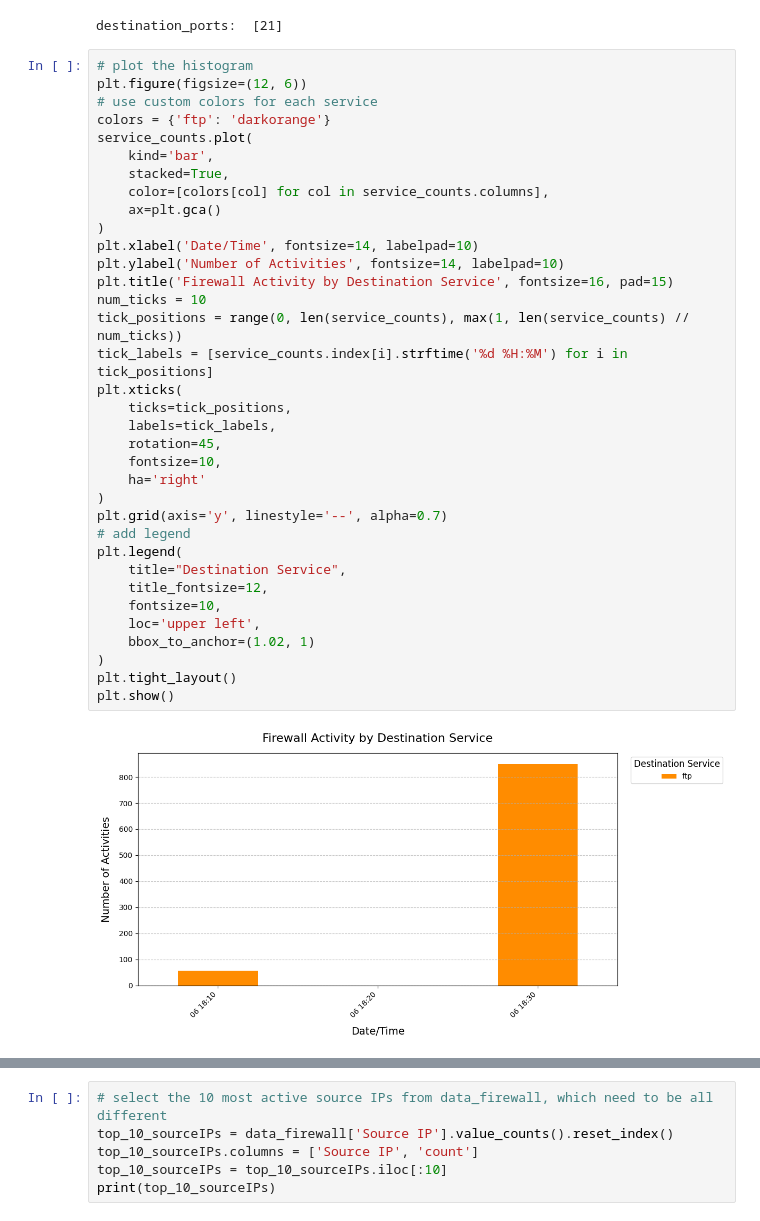
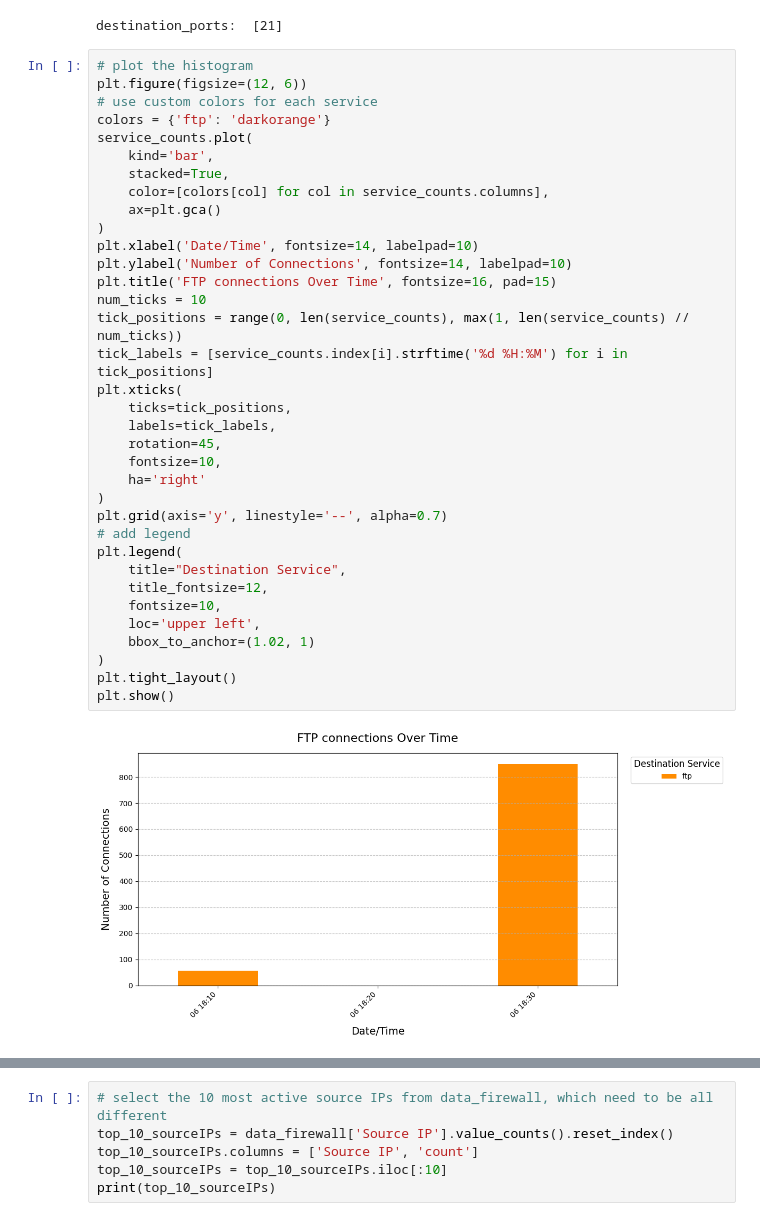
Before and after one commit to giorgiodaneri/HPDAV_project, a Jupyter notebook: server/analysis_results.ipynb, the cells around one changed output, grey strips where cells are left out. Saved outputs shown, nothing was run; the diff lists cells and outputs as text.

```diff
--- a/server/analysis_results.ipynb
+++ b/server/analysis_results.ipynb
@@ -351,34 +628,34 @@ plt.figure(figsize=(12, 6))
 colors = {'ftp': 'darkorange'}
 service_counts.plot(
     kind='bar',
     stacked=True,
     color=[colors[col] for col in service_counts.columns],
     ax=plt.gca()
 )
 plt.xlabel('Date/Time', fontsize=14, labelpad=10)
-plt.ylabel('Number of Activities', fontsize=14, labelpad=10)
-plt.title('Firewall Activity by Destination Service', fontsize=16, pad=15)
+plt.ylabel('Number of Connections', fontsize=14, labelpad=10)
+plt.title('FTP connections Over Time', fontsize=16, pad=15)
 num_ticks = 10
 tick_positions = range(0, len(service_counts), max(1, len(service_counts) // num_ticks))
 tick_labels = [service_counts.index[i].strftime('%d %H:%M') for i in tick_positions]
 plt.xticks(
     ticks=tick_positions,
     labels=tick_labels,
     rotation=45,
     fontsize=10,
     ha='right'
 )
 plt.grid(axis='y', linestyle='--', alpha=0.7)
 # add legend
 plt.legend(
     title="Destination Service",
     title_fontsize=12,
     fontsize=10,
     loc='upper left',
     bbox_to_anchor=(1.02, 1)
 )
 plt.tight_layout()
 plt.show()
 # %% [output]
-[figure, old version]
+[figure, new version]
 # %% [markdown]
```
Also changed, not shown: parts of 29 cells of this notebook, 11 other files.
